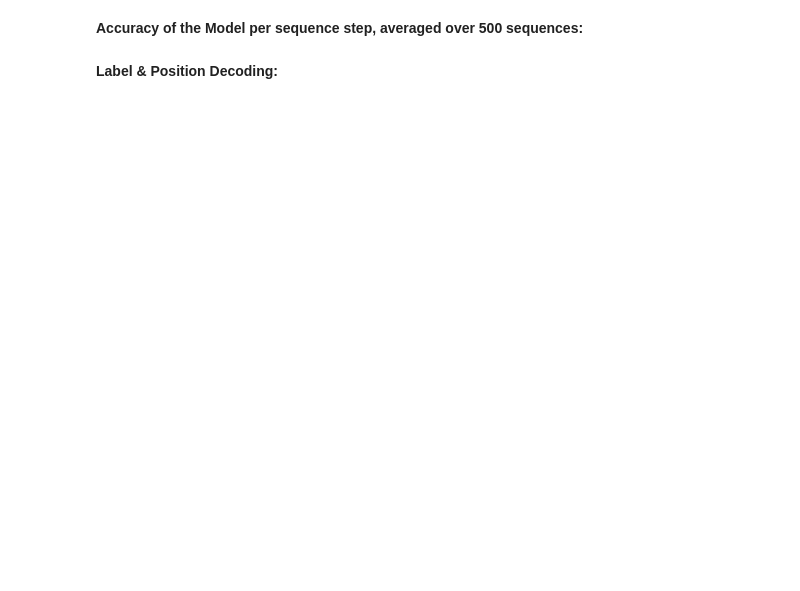
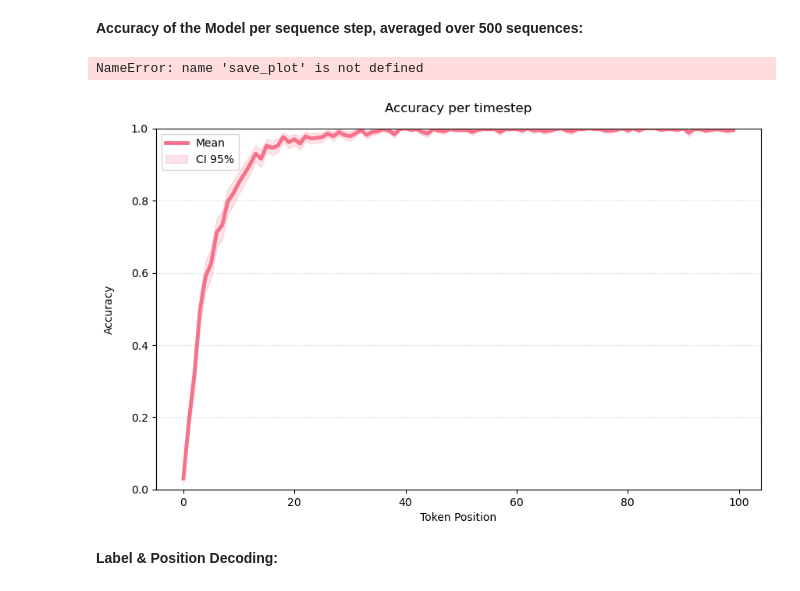
Before and after one commit to KietzmannLab/simple_gpn_interpretability, a Jupyter notebook: paper_plots.ipynb, the cells around one changed output. Drawn from its saved outputs; the diff is of its cells as text; code cells hidden in the pictures; blank space fills up the shorter version.

```diff
--- a/paper_plots.ipynb
+++ b/paper_plots.ipynb
@@ -23,32 +33,33 @@ plot_token_world(world, colors, "Tuple Scene", save = False, graphs_dir=GRAPHS_D
 # %% [markdown]
 **Accuracy of the Model per sequence step, averaged over 500 sequences:**
 # %%
-from matplotlib import pyplot as plt
-import seaborn as sns
 
 all_measurements = []
 for world, (tokens_seq, dirs_seq) in world_seqs.items():
     world_seq = {world: (tokens_seq, dirs_seq)}
-    measurements = accuracy_token(model, "gru", world_seq)
+    measurements = accuracy_token(model=model, device=device, world_seq=world_seq)
     all_measurements.append(measurements)
 
 means, stds, ns = average_metrics(all_measurements)
 timesteps = sorted(means.keys())
 mean_array = np.array([means[t] for t in timesteps])
 std_array  = np.array([stds[t] for t in timesteps])
 n_array    = np.array([ns[t]   for t in timesteps])
 ci_array = 1.96 * (std_array / np.sqrt(n_array))
 mean_dict = dict(zip(timesteps, mean_array))
 ci_dict   = dict(zip(timesteps, ci_array))
 
 plot_distribution(
     mean_dict,
     ci_dict,
-    GRAPHS_DIR,
+    "paper_data/graphs_dir",
     title="Accuracy per timestep",
     ylabel= "Accuracy",
     metric="Accuracy",
 )
+# %% [output]
+NameError: name 'save_plot' is not defined
+[figure, added]
 # %% [markdown]
 **Label & Position Decoding:**
 # %%
```
Also changed, not shown: parts of 13 cells of this notebook, 23 other files.
